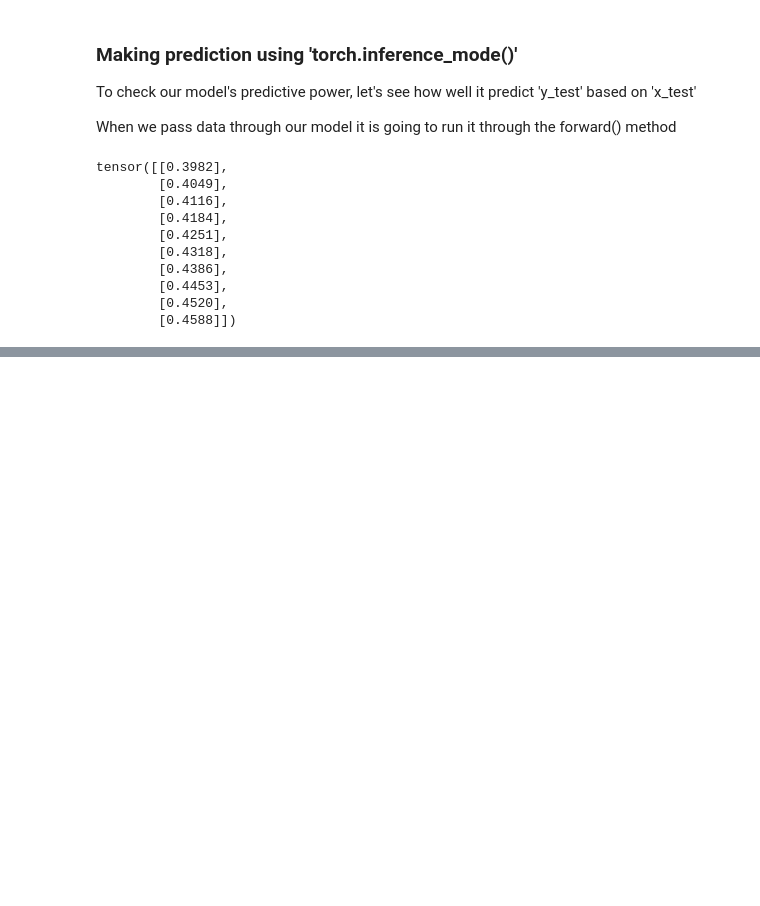
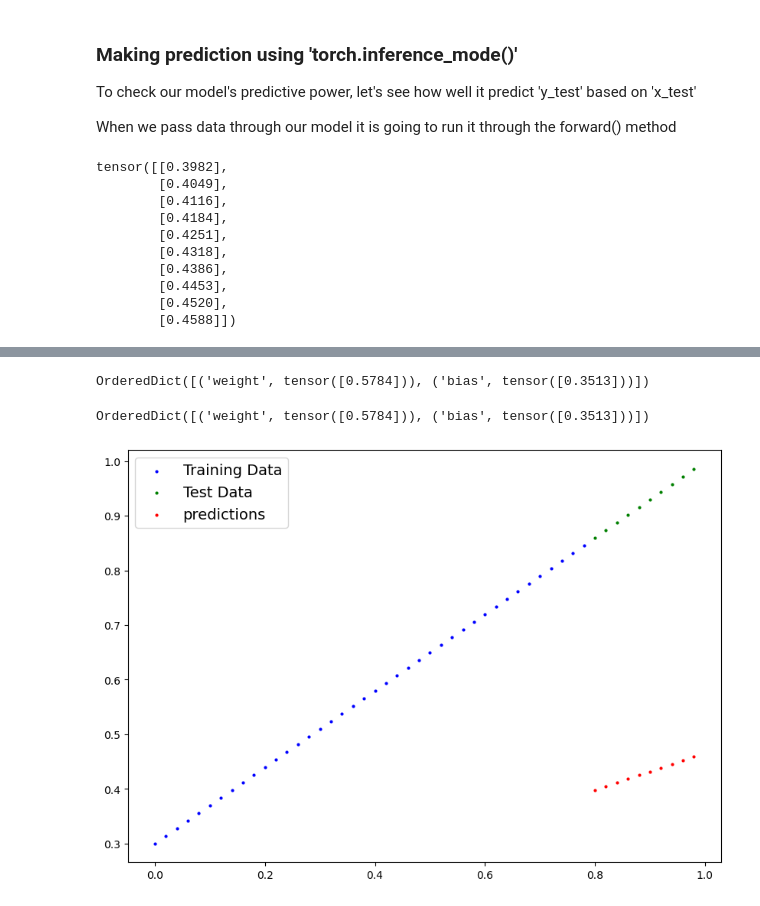
Before and after one commit to BlazeIngithub/BlazeIngithub, a Jupyter notebook: 01_Pytorch_workflow.ipynb, the cells around one changed output, grey strips where cells are left out. Cells and saved outputs as stored; diff of their text form; code cells hidden in the pictures; blank space fills up the shorter version.

```diff
--- a/01_Pytorch_workflow.ipynb
+++ b/01_Pytorch_workflow.ipynb
@@ -214,0 +325,12 @@ tensor([[0.3982],
+# %%
+model_0.state_dict()
+# %% [output]
+OrderedDict([('weight', tensor([0.5784])), ('bias', tensor([0.3513]))])
+# %%
+model_0.state_dict()
+# %% [output]
+OrderedDict([('weight', tensor([0.5784])), ('bias', tensor([0.3513]))])
+# %%
+plot_predictions(predictions= y_preds);
+# %% [output]
+[figure, added]
```
Also changed, not shown: parts of 48 cells of this notebook.
